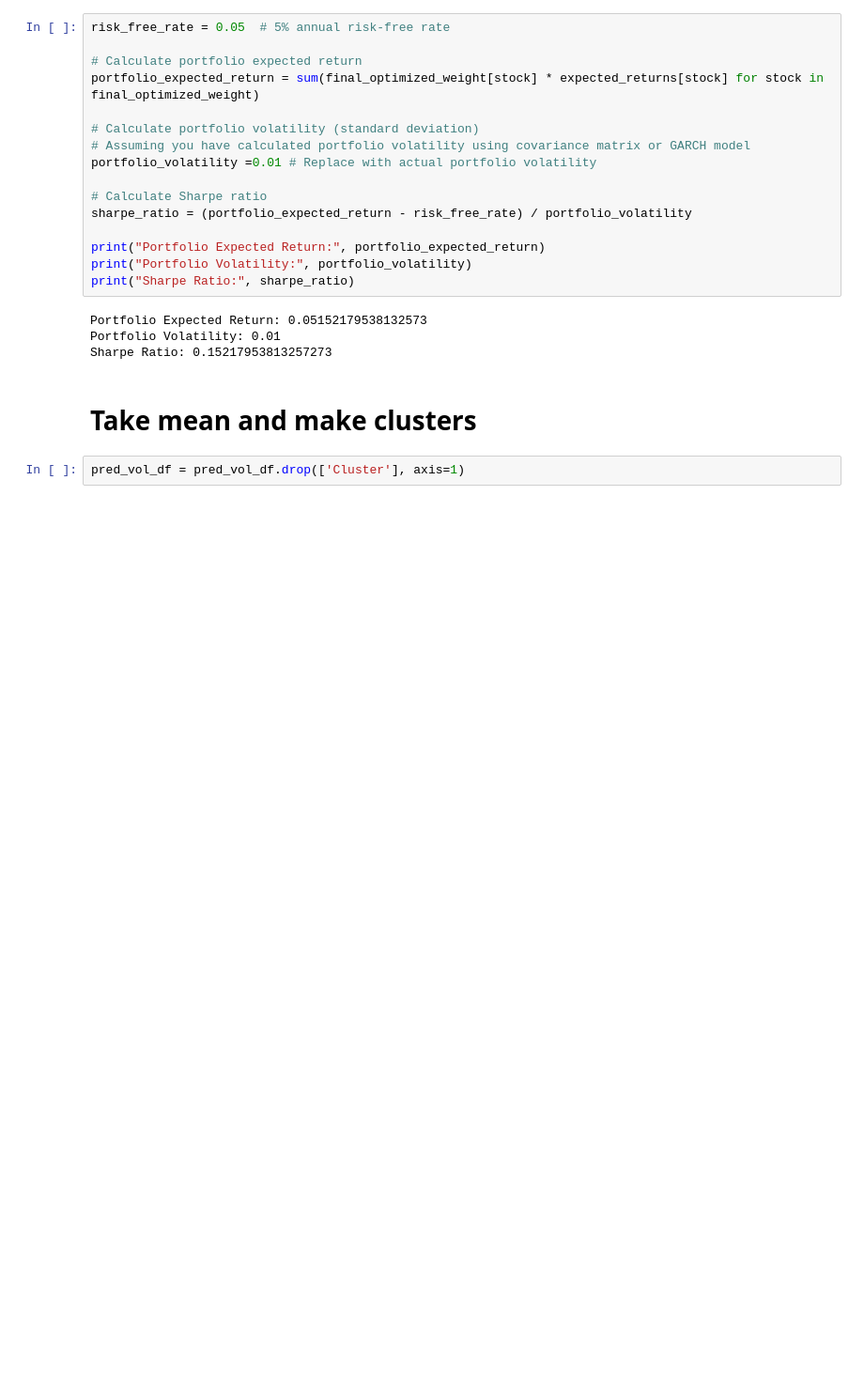
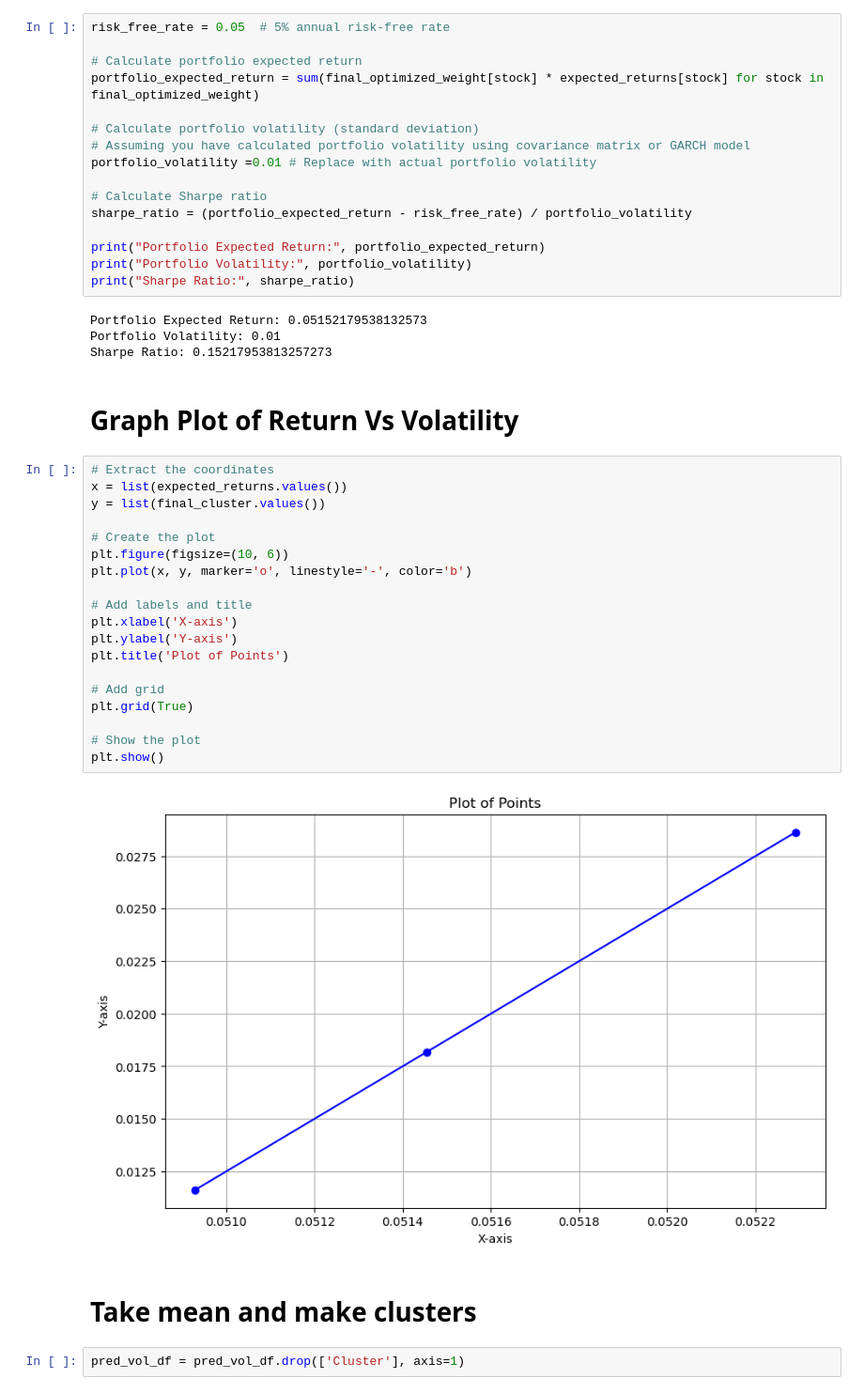
Before and after one commit to Kavya-25/Portfolio_Optimization, a Jupyter notebook: Models/Decision Tree Algorithm.ipynb, the cells around one changed output. Shown at 94% size. Saved outputs shown, nothing was run; the diff lists cells and outputs as text; blank space fills up the shorter version.

Commit message:
Graph

```diff
--- a/Models/Decision Tree Algorithm.ipynb
+++ b/Models/Decision Tree Algorithm.ipynb
@@ -1047,6 +1005,29 @@ print("Sharpe Ratio:", sharpe_ratio)
 Portfolio Expected Return: 0.05152179538132573
 Portfolio Volatility: 0.01
 Sharpe Ratio: 0.15217953813257273
+# %% [markdown]
+# Graph Plot of Return Vs Volatility
+# %%
+# Extract the coordinates
+x = list(expected_returns.values())
+y = list(final_cluster.values())
+
+# Create the plot
+plt.figure(figsize=(10, 6))
+plt.plot(x, y, marker='o', linestyle='-', color='b')
+
+# Add labels and title
+plt.xlabel('X-axis')
+plt.ylabel('Y-axis')
+plt.title('Plot of Points')
+
+# Add grid
+plt.grid(True)
+
+# Show the plot
+plt.show()
+# %% [output]
+[figure, added]
 # %% [markdown]
 # Take mean and make clusters
 # %%
```
Also changed, not shown: parts of 9 cells of this notebook, 1 other file.
